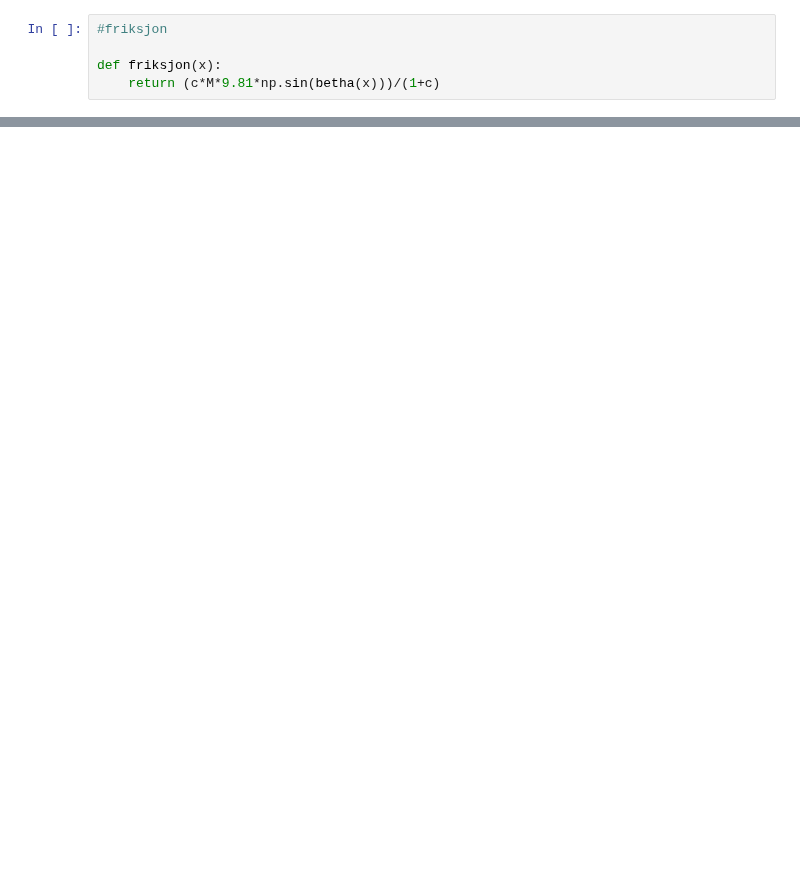
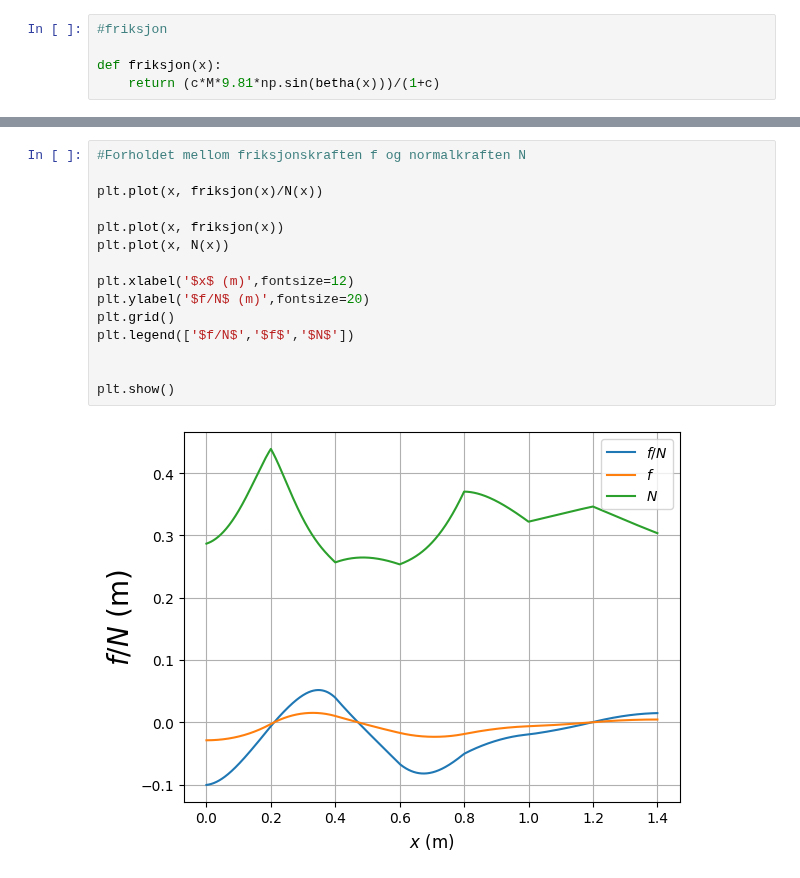
Before and after one commit to KSkrede/FysikkLab, a Jupyter notebook: FysikkLab.ipynb, the cells around one changed output, grey strips where cells are left out. Cells and saved outputs as stored; diff of their text form; blank space fills up the shorter version.

```diff
--- a/FysikkLab.ipynb
+++ b/FysikkLab.ipynb
@@ -227,0 +242,17 @@ plt.show()
+# %%
+#Forholdet mellom friksjonskraften f og normalkraften N
+
+plt.plot(x, friksjon(x)/N(x))
+
+plt.plot(x, friksjon(x))
+plt.plot(x, N(x))
+
+plt.xlabel('$x$ (m)',fontsize=12)
+plt.ylabel('$f/N$ (m)',fontsize=20)
+plt.grid()
+plt.legend(['$f/N$','$f$','$N$'])
+
+
+plt.show()
+# %% [output]
+[figure, added]
```
Also changed, not shown: parts of 10 cells of this notebook, 1 other file.
